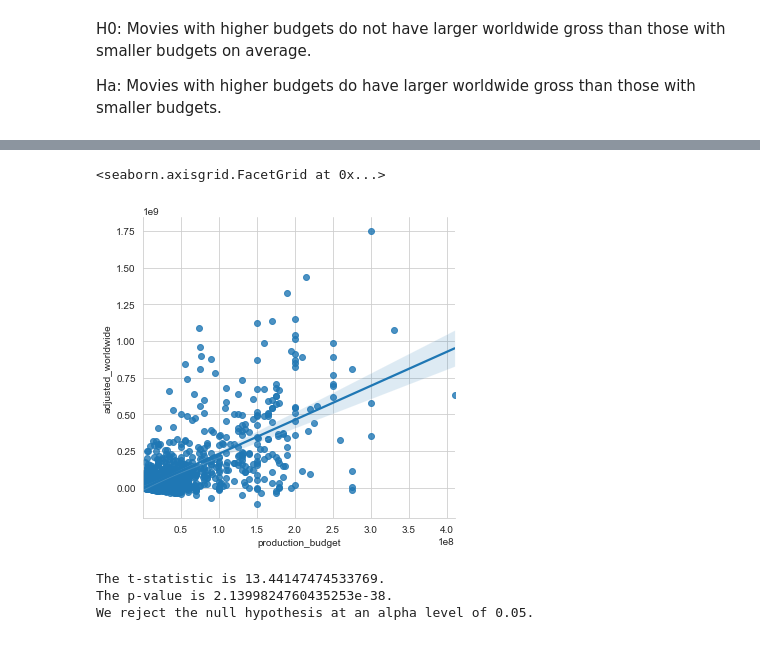
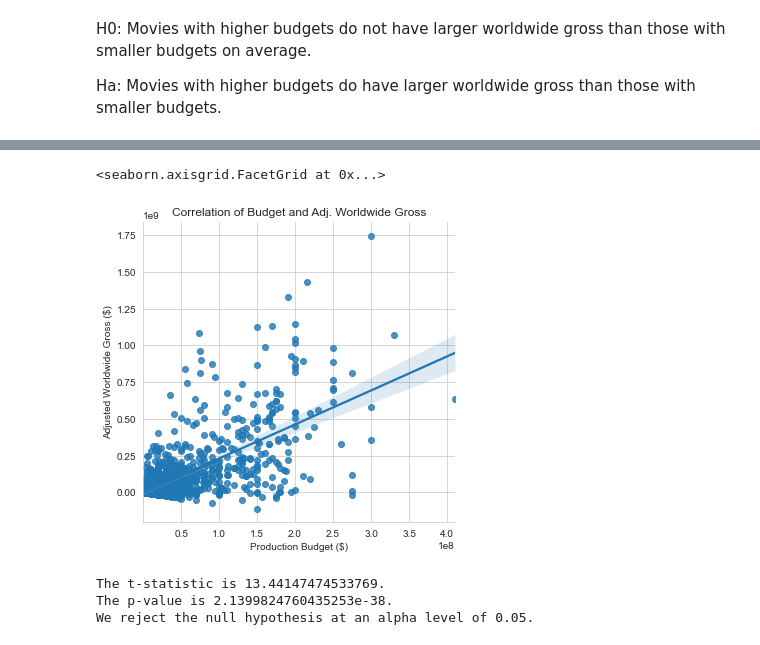
Before and after one commit to doriggs/Semester1Capstone, a Jupyter notebook: student.ipynb, the cells around one changed output, grey strips where cells are left out. Saved outputs shown, nothing was run; the diff lists cells and outputs as text; code cells hidden in the pictures.

```diff
--- a/student.ipynb
+++ b/student.ipynb
@@ -423,10 +361,12 @@ Text(0, 0.5, 'Worldwide Gross ($)')
 # %%
 import seaborn as sns
 sns.set_style('whitegrid')
-sns.lmplot(x ='production_budget', y ='adjusted_worldwide', data = imdb_df_c2)
+p = sns.lmplot(x ='production_budget', y ='adjusted_worldwide', data = imdb_df_c2)
+p.set(title = "Correlation of Budget and Adj. Worldwide Gross")
+p.set(xlabel = "Production Budget ($)", ylabel = "Adjusted Worldwide Gross ($)")
 # %% [output]
 <seaborn.axisgrid.FacetGrid at 0x...>
-[figure, old version]
+[figure, new version]
 # %%
 high_prod = imdb_df_c2[imdb_df_c2["production_budget"] >= imdb_df_c2["production_budget"].median()]
 low_prod = imdb_df_c2[imdb_df_c2["production_budget"] < imdb_df_c2["production_budget"].median()]
```
Also changed, not shown: parts of 23 cells of this notebook.
